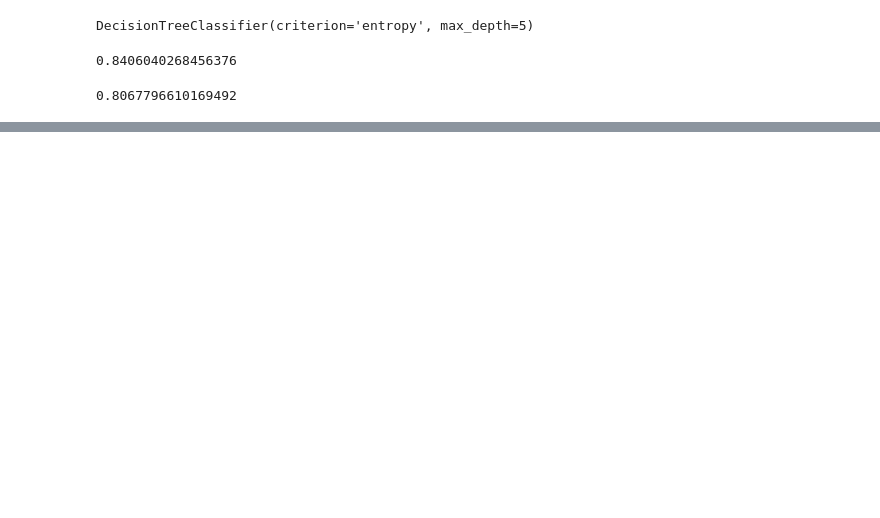
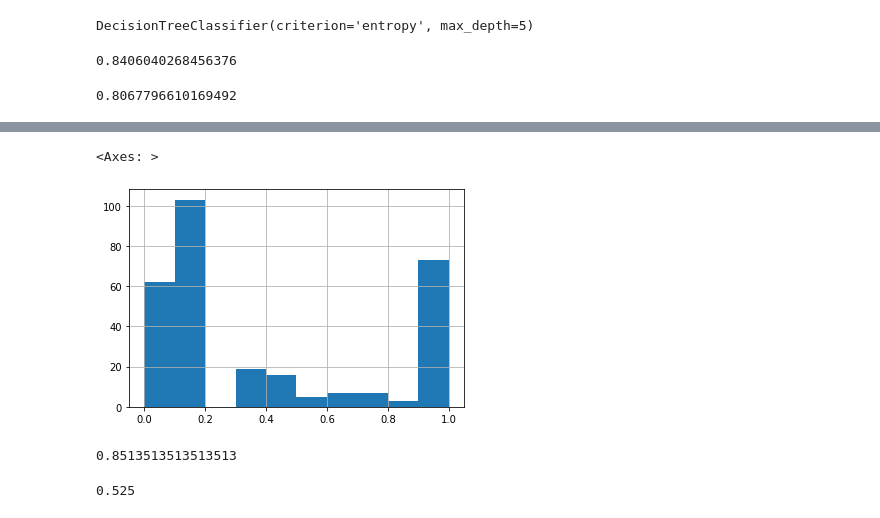
Before and after one commit to makivila/titanic, a Jupyter notebook: Titanic_data.ipynb, the cells around one changed output, grey strips where cells are left out. Saved outputs shown, nothing was run; the diff lists cells and outputs as text; code cells hidden in the pictures; blank space fills up the shorter version.

Commit message:
Counted recall and precision. Built ROC-graph

```diff
--- a/Titanic_data.ipynb
+++ b/Titanic_data.ipynb
@@ -121,0 +130,2 @@ cross_val_score(clf, X_test, Y_test, cv=5).mean()
+# %%
+grid_search_cv_clf = GridSearchCV(clf, parametrs, cv = 5)
@@ -121,0 +138,3 @@ cross_val_score(clf, X_test, Y_test, cv=5).mean()
+# %%
+grid_search_cv_clf.fit(X_train, Y_train)
+grid_search_cv_clf.best_params_
@@ -121,0 +143,2 @@ cross_val_score(clf, X_test, Y_test, cv=5).mean()
+# %%
+best_clf = grid_search_cv_clf.best_estimator_
@@ -121,0 +161,3 @@ cross_val_score(clf, X_test, Y_test, cv=5).mean()
+# %%
+y_predicted_prob = best_clf.predict_proba(X_test)
+y_predicted_prob
@@ -121,0 +182,5 @@ cross_val_score(clf, X_test, Y_test, cv=5).mean()
+# %%
+pd.Series(y_predicted_prob[:, 1]).hist()
+# %% [output]
+<Axes: >
+[figure, added]
@@ -121,0 +189,8 @@ cross_val_score(clf, X_test, Y_test, cv=5).mean()
+# %%
+precision_score(Y_test, y_pred)
+# %% [output]
+0.8513513513513513
+# %%
+recall_score(Y_test, y_pred)
+# %% [output]
+0.525
```
Also changed, not shown: parts of 21 cells of this notebook.
